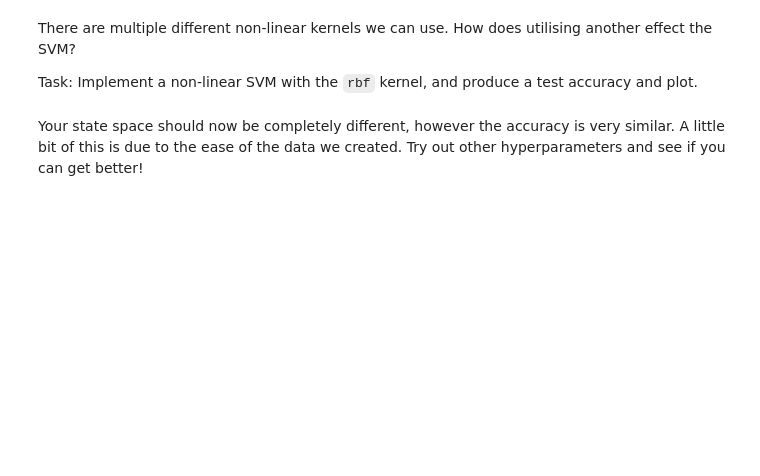
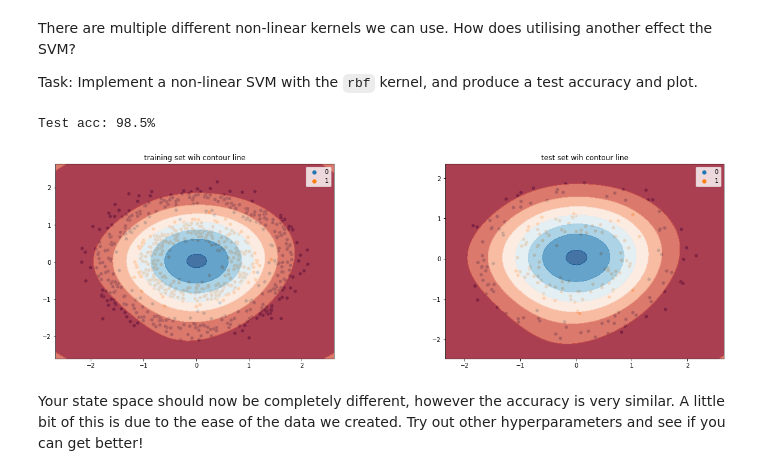
Before and after one commit to vikramnayyarcs/contemporary-data-science, a Jupyter notebook: 02-non-linearly-separable-data.ipynb, the cells around one changed output. Drawn from its saved outputs; the diff is of its cells as text; code cells hidden in the pictures; blank space fills up the shorter version.

```diff
--- a/02-non-linearly-separable-data.ipynb
+++ b/02-non-linearly-separable-data.ipynb
@@ -200,10 +189,23 @@ There are multiple different non-linear kernels we can use. How does utilising a
 
 Task: Implement a non-linear SVM with the `rbf` kernel, and produce a test accuracy and plot.
 # %%
-#...
+non_linear_svm_rbf = SVC(
+    kernel="rbf",
+    degree=degree,
+    C=C,
+    coef0=coef0,
+)
+
+non_linear_svm_rbf.fit(data_train_scaled, labels_train)
+
+non_linear_svm_rbf_label_predictions = non_linear_svm_rbf.predict(data_test_scaled)
+test_acc = accuracy_score(labels_test, non_linear_svm_rbf_label_predictions)
 
 print(f"Test acc: {test_acc * 100}%")
-plot_contour_fit(non_linear_svm, data_train_scaled, labels_train,
+plot_contour_fit(non_linear_svm_rbf, data_train_scaled, labels_train,
                  data_test_scaled, labels_test)
+# %% [output]
+Test acc: 98.5%
+[figure, added]
 # %% [markdown]
 Your state space should now be completely different, however the accuracy is very similar. A little bit of this is due to the ease of the data we created. Try out other hyperparameters and see if you can get better!
```
Also changed, not shown: parts of 6 cells of this notebook.
